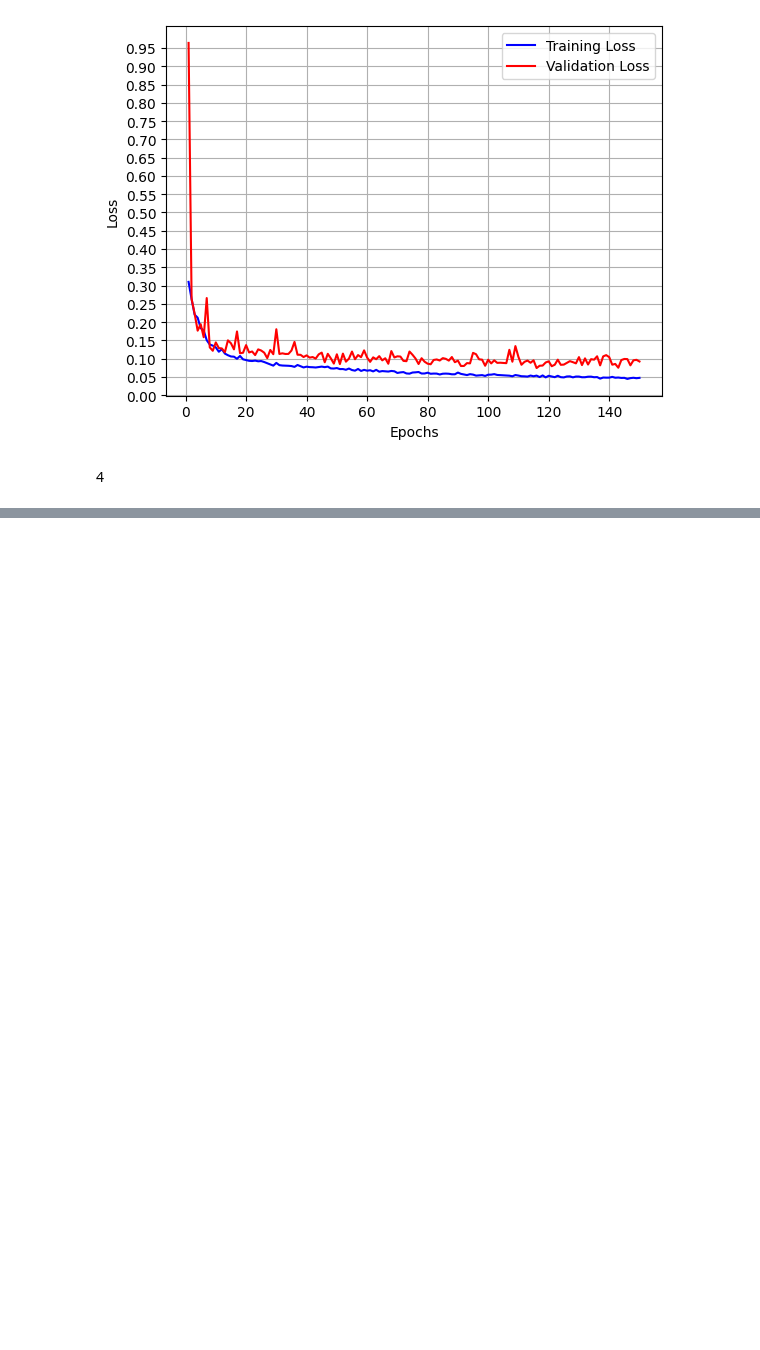
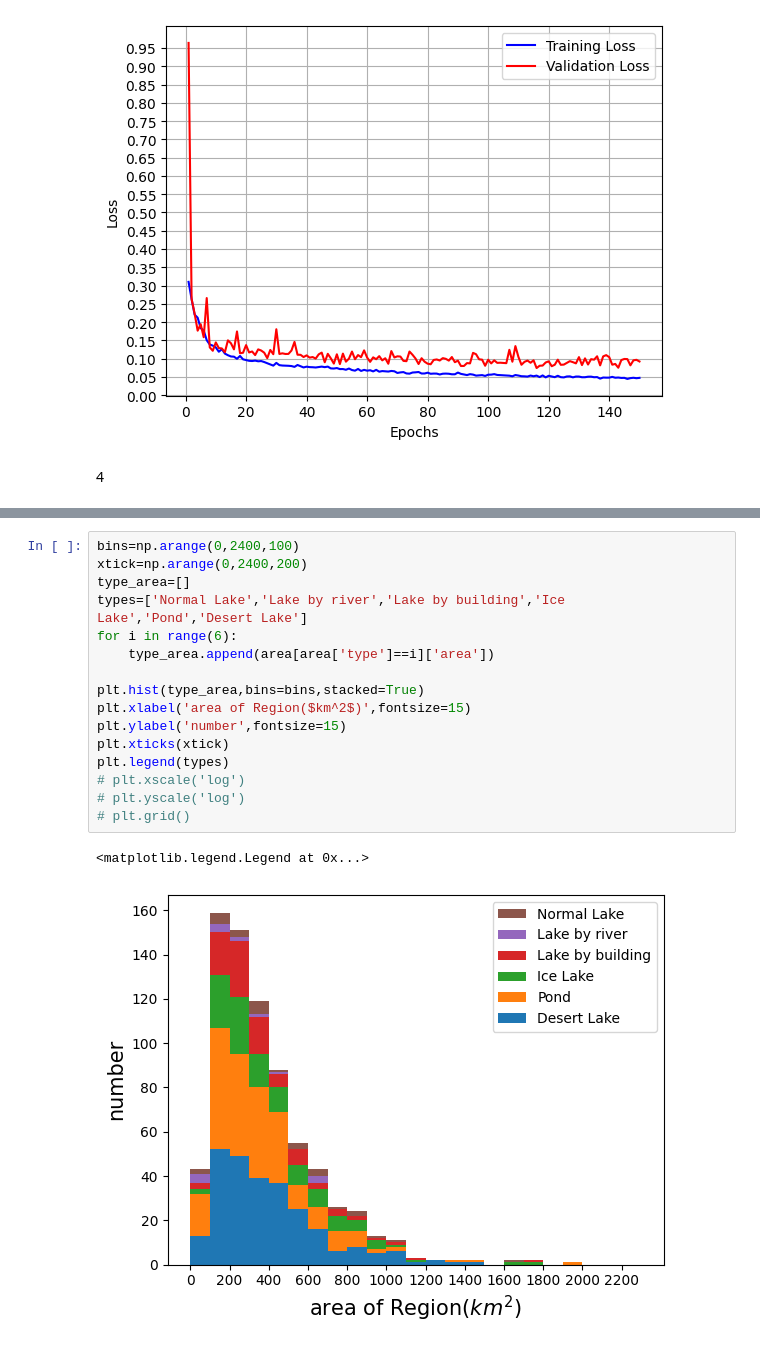
Before and after one commit to beihuihu/U_Net, a Jupyter notebook: notebooks/Drawing.ipynb, the cells around one changed output, grey strips where cells are left out. Saved outputs shown, nothing was run; the diff lists cells and outputs as text; blank space fills up the shorter version.

```diff
--- a/notebooks/Drawing.ipynb
+++ b/notebooks/Drawing.ipynb
@@ -218,0 +233,19 @@ plt.grid()
+# %%
+bins=np.arange(0,2400,100)
+xtick=np.arange(0,2400,200)
+type_area=[]
+types=['Normal Lake','Lake by river','Lake by building','Ice Lake','Pond','Desert Lake']
+for i in range(6):
+    type_area.append(area[area['type']==i]['area'])
+
+plt.hist(type_area,bins=bins,stacked=True)
+plt.xlabel('area of Region($km^2$)',fontsize=15)
+plt.ylabel('number',fontsize=15)
+plt.xticks(xtick)
+plt.legend(types)
+# plt.xscale('log')
+# plt.yscale('log')
+# plt.grid()
+# %% [output]
+<matplotlib.legend.Legend at 0x...>
+[figure, added]
```
Also changed, not shown: parts of 5 cells of this notebook, 54 other files.
